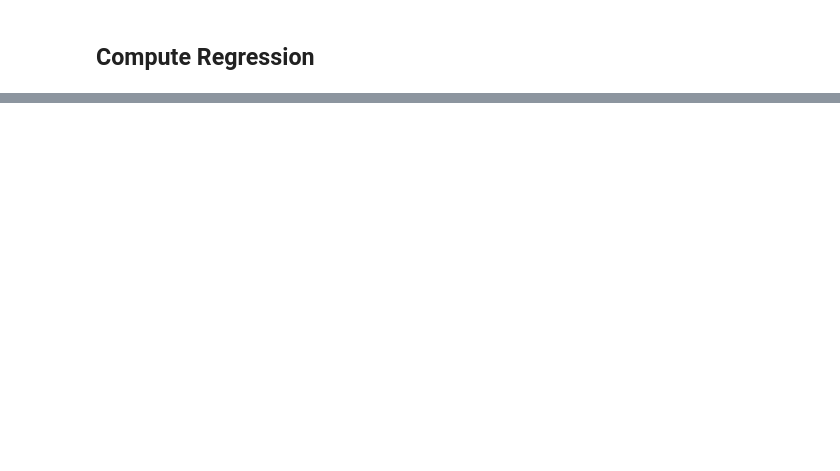
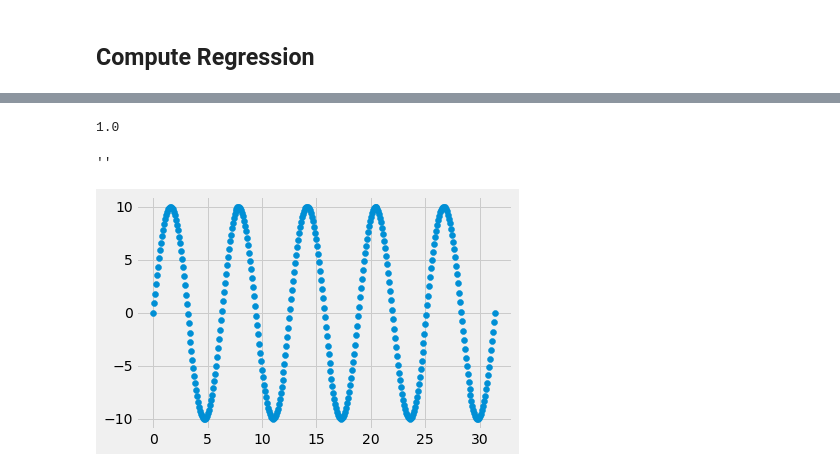
Before and after one commit to samjdedes/machine_learning_with_physical_data, a Jupyter notebook: notebooks/scratch.ipynb, the cells around one changed output, grey strips where cells are left out. Saved outputs shown, nothing was run; the diff lists cells and outputs as text; code cells hidden in the pictures; blank space fills up the shorter version.

```diff
--- a/notebooks/scratch.ipynb
+++ b/notebooks/scratch.ipynb
@@ -111,0 +197,15 @@ target = y
+# %%
+np.sin(np.pi/2)
+# %% [output]
+1.0
+# %%
+x_values = np.linspace(0, 10*np.pi, 350)
+sin_values = 10*np.sin(x_values)
+# %%
+fig, ax = plt.subplots()
+
+ax.scatter(x_values, sin_values)
+;
+# %% [output]
+''
+[figure, added]
```
Also changed, not shown: parts of 13 cells of this notebook.
